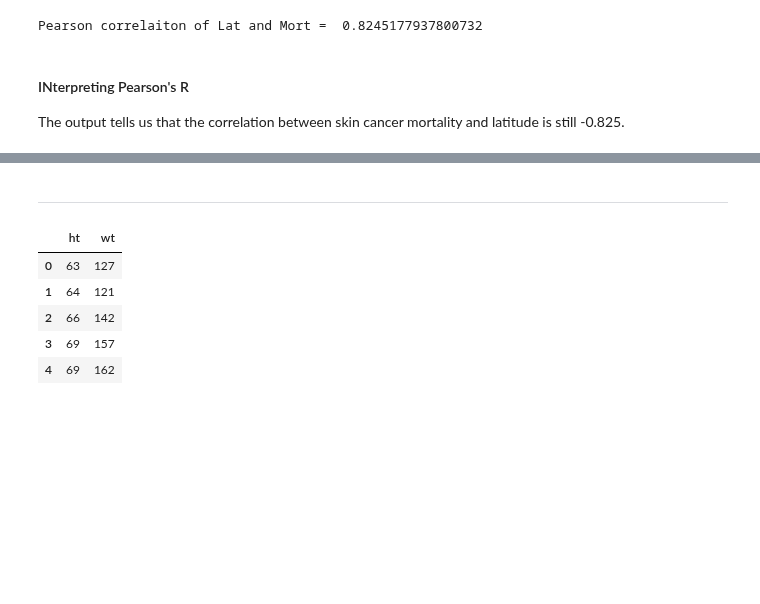
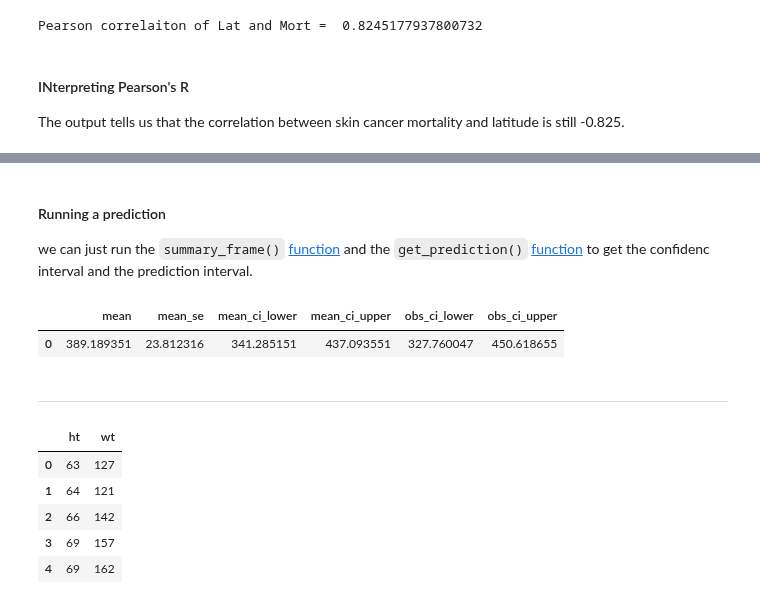
Before and after one commit to naivelogic/Machine_Learning_Notebooks, a Jupyter notebook: Data_Science/Stats Foundation/Regression Methods/[lab] PennState Regression.ipynb, the cells around one changed output, grey strips where cells are left out. Drawn from its saved outputs; the diff is of its cells as text; code cells hidden in the pictures; blank space fills up the shorter version.

```diff
--- a/Data_Science/Stats Foundation/Regression Methods/[lab] PennState Regression.ipynb
+++ b/Data_Science/Stats Foundation/Regression Methods/[lab] PennState Regression.ipynb
@@ -108,9 +142,9 @@ There appears to be a negative linear relationship between latitude and mortalit
 # Ordinary Least Squares (ols)
 
 #create fitted model
-lm = smf.ols(formula='Mort ~ Lat', data = data).fit()
+cancer_model = smf.ols(formula='Mort ~ Lat', data = cancer).fit()
 
-print("r-squared = ", lm.rsquared)
+print("r-squared = ", cancer_model.rsquared)
 # %% [output]
 r-squared =  0.6798295922599593
 # %% [markdown]
@@ -131,3 +225,13 @@ The output tells us that the correlation between skin cancer mortality and latit
+# %% [markdown]
+#### Running a prediction
+we can just run the `summary_frame()` [function](https://github.com/statsmodels/statsmodels/issues/987#issuecomment-133575422) and the `get_prediction()` [function](http://www.statsmodels.org/dev/generated/statsmodels.regression.linear_model.OLSResults.get_prediction.html) to get the confidenc interval and the prediction interval.
+# %%
+#Statsmodel - prediction for new observation
+
+cancer_model.get_prediction(pd.DataFrame({'Lat':[0]})).summary_frame(alpha=0.05)
+# %% [output]
+|  | mean | mean_se | mean_ci_lower | mean_ci_upper | obs_ci_lower | obs_ci_upper |
+| 0 | 389.189351 | 23.812316 | 341.285151 | 437.093551 | 327.760047 | 450.618655 |
 # %% [markdown]
 ---
 # %%
```
Also changed, not shown: parts of 14 cells of this notebook.
